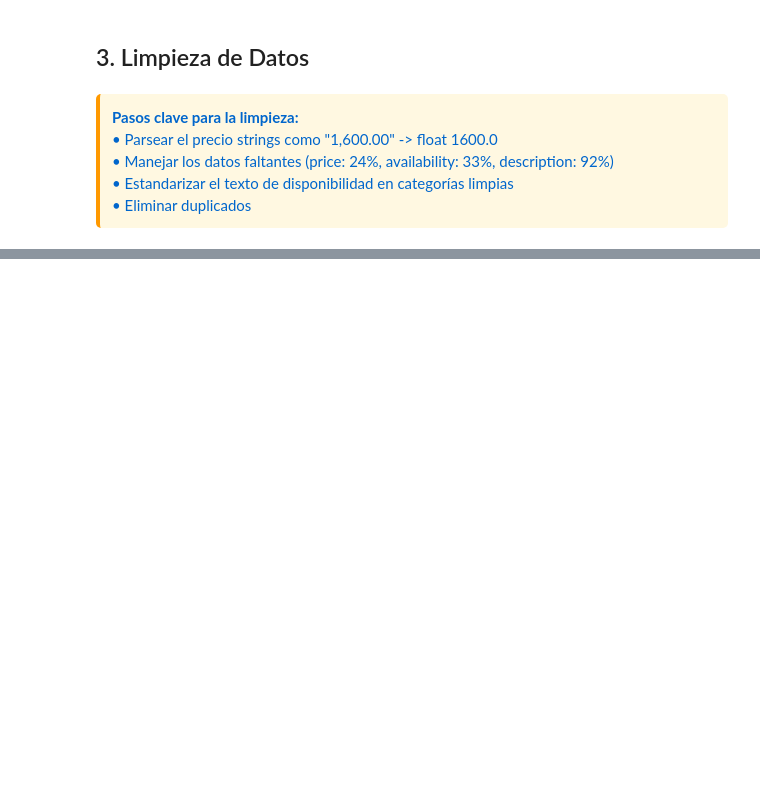
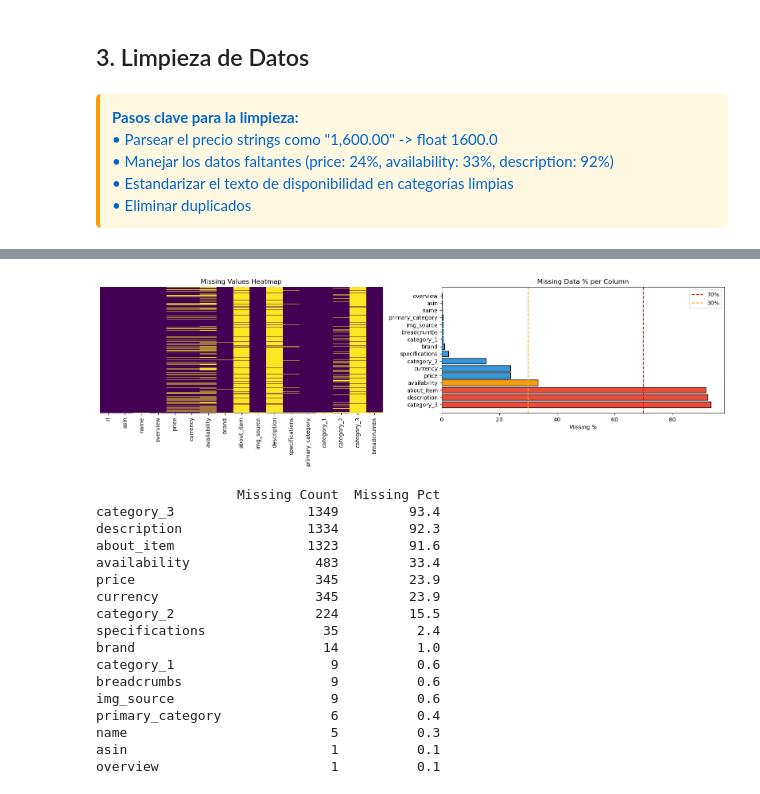
Before and after one commit to GuadalupeSaavedra/9AIEVND-ADND-Practicas-230349-2, a Jupyter notebook: Practica04/Practica04_230349.ipynb, the cells around one changed output, grey strips where cells are left out. Saved outputs shown, nothing was run; the diff lists cells and outputs as text; code cells hidden in the pictures; blank space fills up the shorter version.

```diff
--- a/Practica04/Practica04_230349.ipynb
+++ b/Practica04/Practica04_230349.ipynb
@@ -184,3 +184,56 @@ df[['name','price_clean','avail_clean','primary_category','name_length']].head(5
 | 2 | Fast and easy lunch box: A collec... | NaN | Unknown | Kindle Store | 108 |
 | 3 | European Foreign Policy Scorecard... | NaN | Unknown | Kindle Store | 38 |
 | 4 | The 13th Hour: Chaos (Volume 2) (... | 1849.0 | Ships 2+ weeks | Books | 64 |
+# %%
+# Missing value summary
+missing = pd.DataFrame({
+    'Missing Count': df_raw.isnull().sum(),
+    'Missing Pct': (df_raw.isnull().sum() / len(df_raw) * 100).round(1)
+}).sort_values('Missing Pct', ascending=False)
+
+fig, axes = plt.subplots(1, 2, figsize=(16, 5))
+
+# Aquí corregí 'Viridis' por 'viridis' con minúscula
+sns.heatmap(df_raw.isnull(), cbar=False, yticklabels=False,
+            cmap='viridis', ax=axes[0])
+axes[0].set_title('Missing Values Heatmap')
+
+mv = missing[missing['Missing Pct'] > 0]
+colors_mv = ['#e74c3c' if v > 70 else '#f39c12' if v > 30 else '#3498db'
+             for v in mv['Missing Pct']]
+
+# Dibujar barras solo si hay columnas con valores faltantes
+if not mv.empty:
+    axes[1].barh(mv.index, mv['Missing Pct'], color=colors_mv, edgecolor='black')
+    axes[1].axvline(70, color='red', linestyle='--', label='70%')
+    axes[1].axvline(30, color='orange', linestyle='--', label='30%')
+    axes[1].set_xlabel('Missing %')
+    axes[1].set_title('Missing Data % per Column')
+    axes[1].legend()
+else:
+    axes[1].text(0.5, 0.5, 'No hay valores faltantes',
+                 horizontalalignment='center', verticalalignment='center')
+
+plt.tight_layout()
+plt.show()
+
+print(missing[missing['Missing Count'] > 0].to_string())
+# %% [output]
+[figure, added]
+                  Missing Count  Missing Pct
+category_3                 1349         93.4
+description                1334         92.3
+about_item                 1323         91.6
+availability                483         33.4
+price                       345         23.9
+currency                    345         23.9
+category_2                  224         15.5
+specifications               35          2.4
+brand                        14          1.0
+category_1                    9          0.6
+breadcrumbs                   9          0.6
+img_source                    9          0.6
+primary_category              6          0.4
+name                          5          0.3
+asin                          1          0.1
+overview                      1          0.1
```
Also changed, not shown: parts of 3 cells of this notebook.
